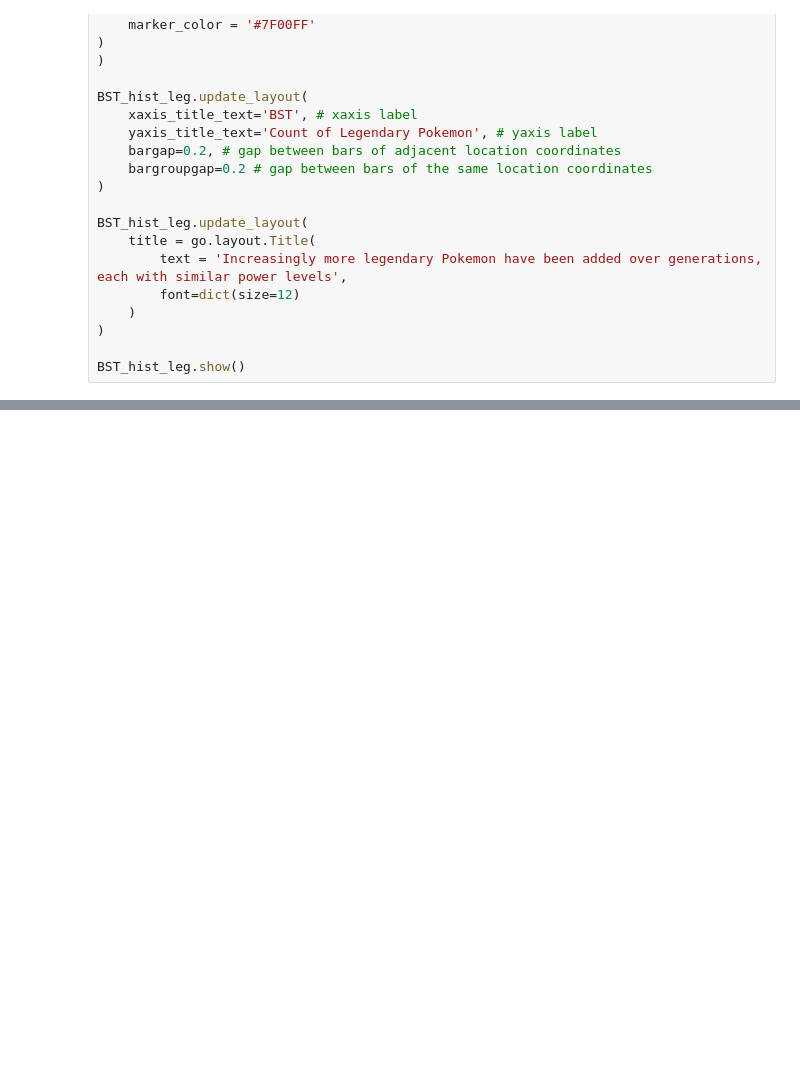
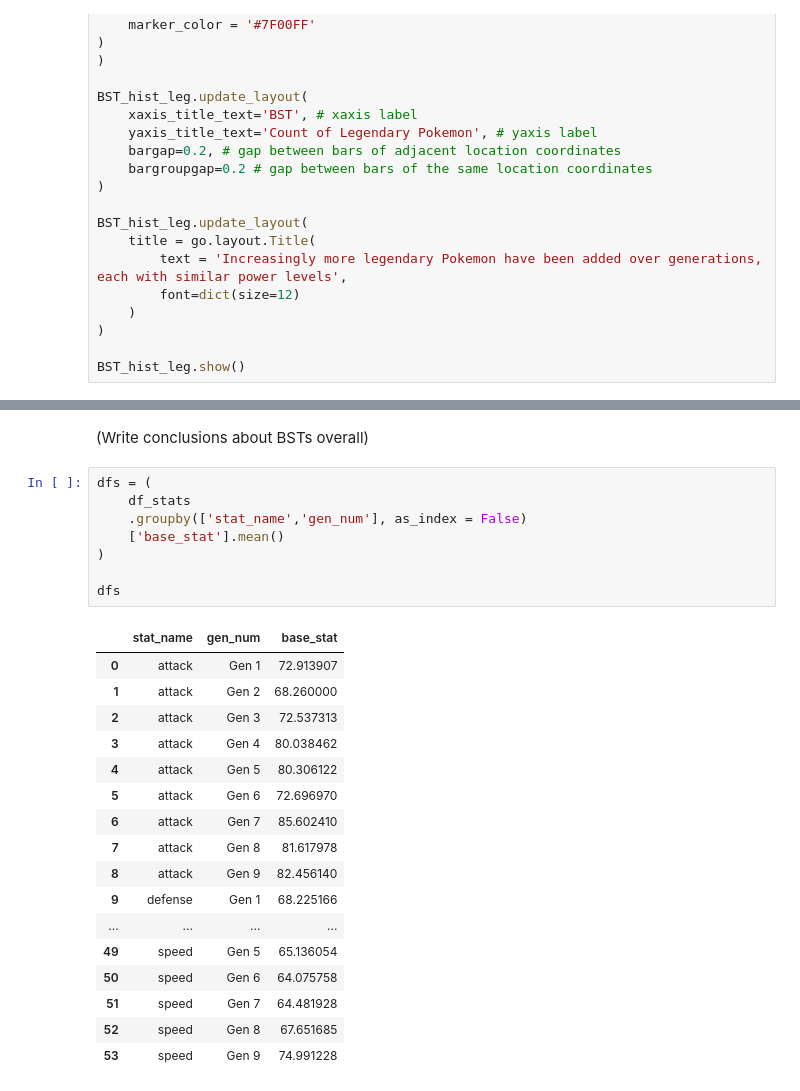
Before and after one commit to AEG-1309/me204-final-project, a Jupyter notebook: notebooks/NB03-Data-Analysis.ipynb, the cells around one changed output, grey strips where cells are left out. Cells and saved outputs as stored; diff of their text form; blank space fills up the shorter version.

```diff
--- a/notebooks/NB03-Data-Analysis.ipynb
+++ b/notebooks/NB03-Data-Analysis.ipynb
@@ -700,0 +720,28 @@ BST_hist_myth.show()
+# %% [markdown]
+(Write conclusions about BSTs overall)
+# %%
+dfs = (
+    df_stats
+    .groupby(['stat_name','gen_num'], as_index = False)
+    ['base_stat'].mean()
+)
+
+dfs
+# %% [output]
+|  | stat_name | gen_num | base_stat |
+| 0 | attack | Gen 1 | 72.913907 |
+| 1 | attack | Gen 2 | 68.260000 |
+| 2 | attack | Gen 3 | 72.537313 |
+| 3 | attack | Gen 4 | 80.038462 |
+| 4 | attack | Gen 5 | 80.306122 |
+| 5 | attack | Gen 6 | 72.696970 |
+| 6 | attack | Gen 7 | 85.602410 |
+| 7 | attack | Gen 8 | 81.617978 |
+| 8 | attack | Gen 9 | 82.456140 |
+| 9 | defense | Gen 1 | 68.225166 |
+| ... | ... | ... | ... |
+| 49 | speed | Gen 5 | 65.136054 |
+| 50 | speed | Gen 6 | 64.075758 |
+| 51 | speed | Gen 7 | 64.481928 |
+| 52 | speed | Gen 8 | 67.651685 |
+| 53 | speed | Gen 9 | 74.991228 |
```
Also changed, not shown: parts of 12 cells of this notebook.
